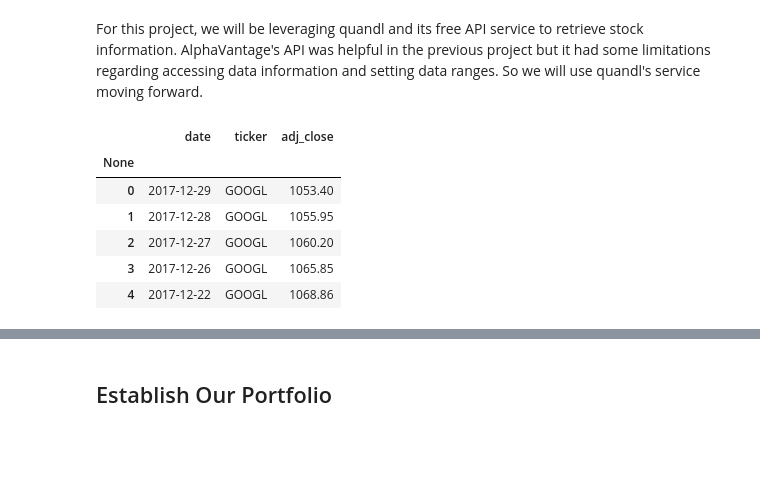
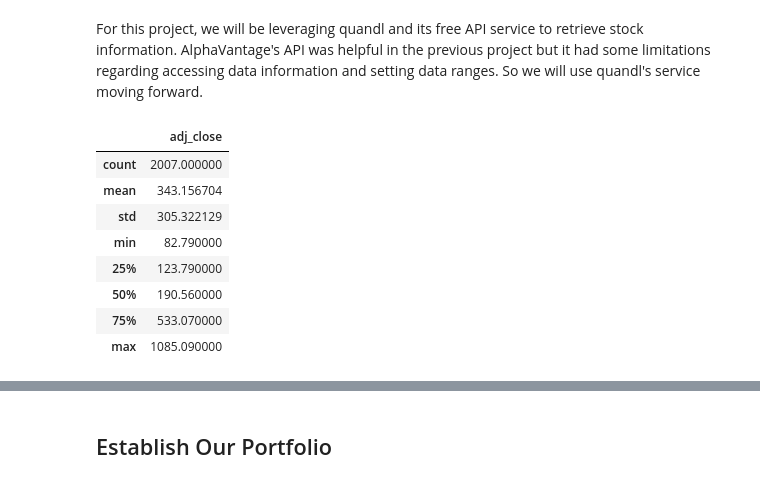
Before and after one commit to AashinShazar/TradingML, a Jupyter notebook: PortfolioOptimizer/PortfolioOptimizer .ipynb, the cells around one changed output, grey strips where cells are left out. Saved outputs shown, nothing was run; the diff lists cells and outputs as text; code cells hidden in the pictures; blank space fills up the shorter version.

```diff
--- a/PortfolioOptimizer/PortfolioOptimizer .ipynb
+++ b/PortfolioOptimizer/PortfolioOptimizer .ipynb
@@ -28,17 +22,19 @@ np.random.seed(777)
 # %% [markdown]
 For this project, we will be leveraging quandl and its free API service to retrieve stock information. AlphaVantage's API was helpful in the previous project but it had some limitations regarding accessing data information and setting data ranges. So we will use quandl's service moving forward.
 # %%
-stocks = ['AAPL','AMZN','GOOGL','FB']
+stocks = ['TSLA','GOOGL','AAPL','NFLX']
 data = quandl.get_table('WIKI/PRICES', ticker = stocks,
                         qopts = { 'columns': ['date', 'ticker', 'adj_close'] },
                         date = { 'gte': '2016-1-1', 'lte': '2017-12-31' }, paginate=True)
 # %%
-data.head()
+data.describe()
 # %% [output]
-|  | date | ticker | adj_close |
-| None |  |  |  |
-| 0 | 2017-12-29 | GOOGL | 1053.40 |
-| 1 | 2017-12-28 | GOOGL | 1055.95 |
-| 2 | 2017-12-27 | GOOGL | 1060.20 |
-| 3 | 2017-12-26 | GOOGL | 1065.85 |
-| 4 | 2017-12-22 | GOOGL | 1068.86 |
+|  | adj_close |
+| count | 2007.000000 |
+| mean | 343.156704 |
+| std | 305.322129 |
+| min | 82.790000 |
+| 25% | 123.790000 |
+| 50% | 190.560000 |
+| 75% | 533.070000 |
+| max | 1085.090000 |
```
Also changed, not shown: parts of 31 cells of this notebook.
